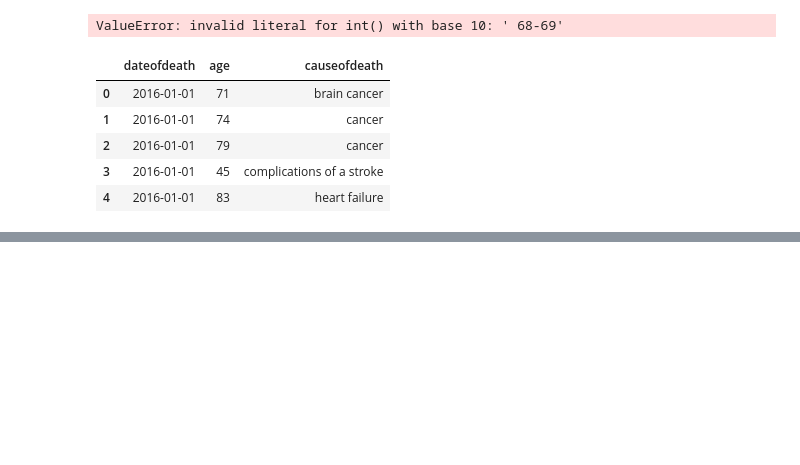
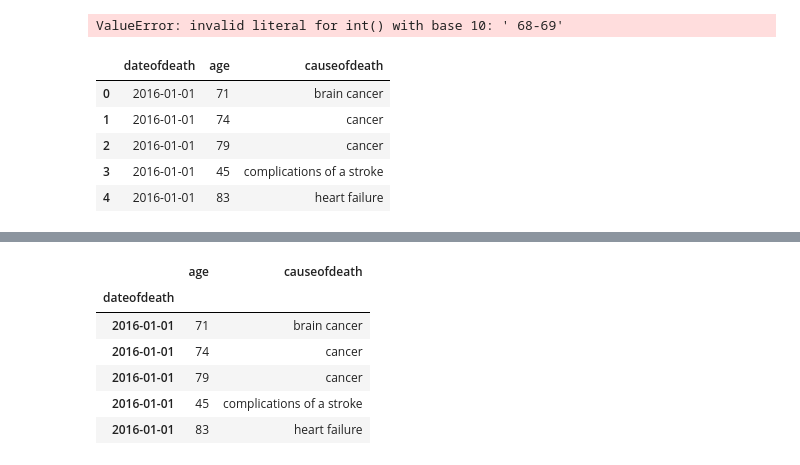
Before and after one commit to reuven/dfw-pandas, a Jupyter notebook: Pandas + time.ipynb, the cells around one changed output, grey strips where cells are left out. Saved outputs shown, nothing was run; the diff lists cells and outputs as text; code cells hidden in the pictures; blank space fills up the shorter version.

```diff
--- a/Pandas + time.ipynb
+++ b/Pandas + time.ipynb
@@ -544,0 +565,11 @@ df.head()
+# %%
+df = df.set_index('dateofdeath')
+df.head()
+# %% [output]
+|  | age | causeofdeath |
+| dateofdeath |  |  |
+| 2016-01-01 | 71 | brain cancer |
+| 2016-01-01 | 74 | cancer |
+| 2016-01-01 | 79 | cancer |
+| 2016-01-01 | 45 | complications of a stroke |
+| 2016-01-01 | 83 | heart failure |
```
Also changed, not shown: parts of 6 cells of this notebook.
